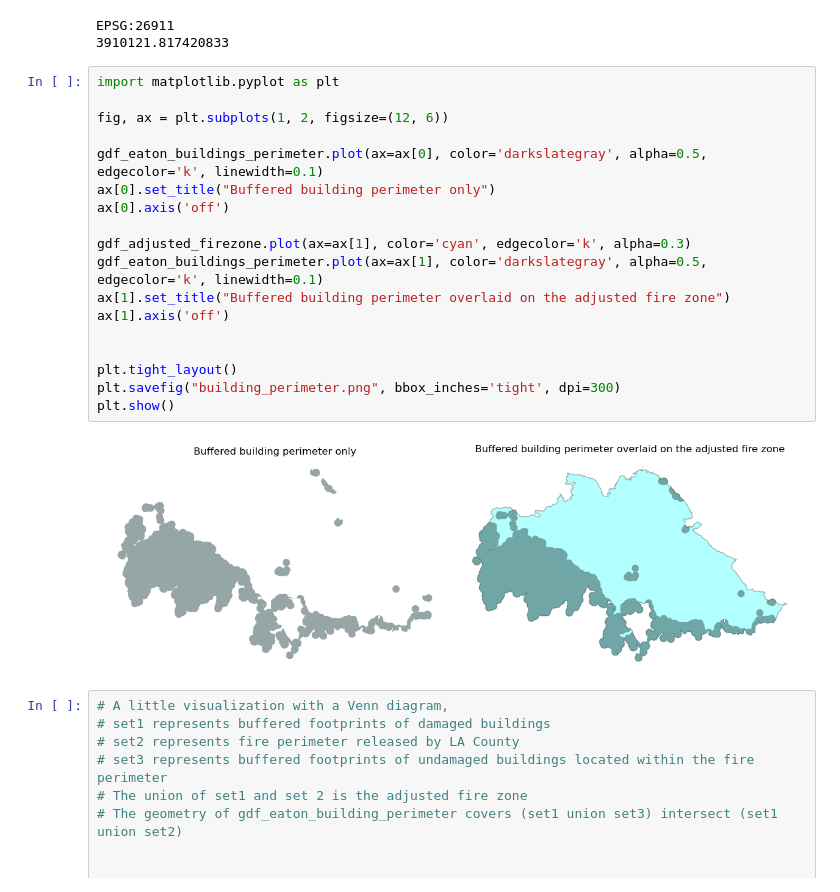
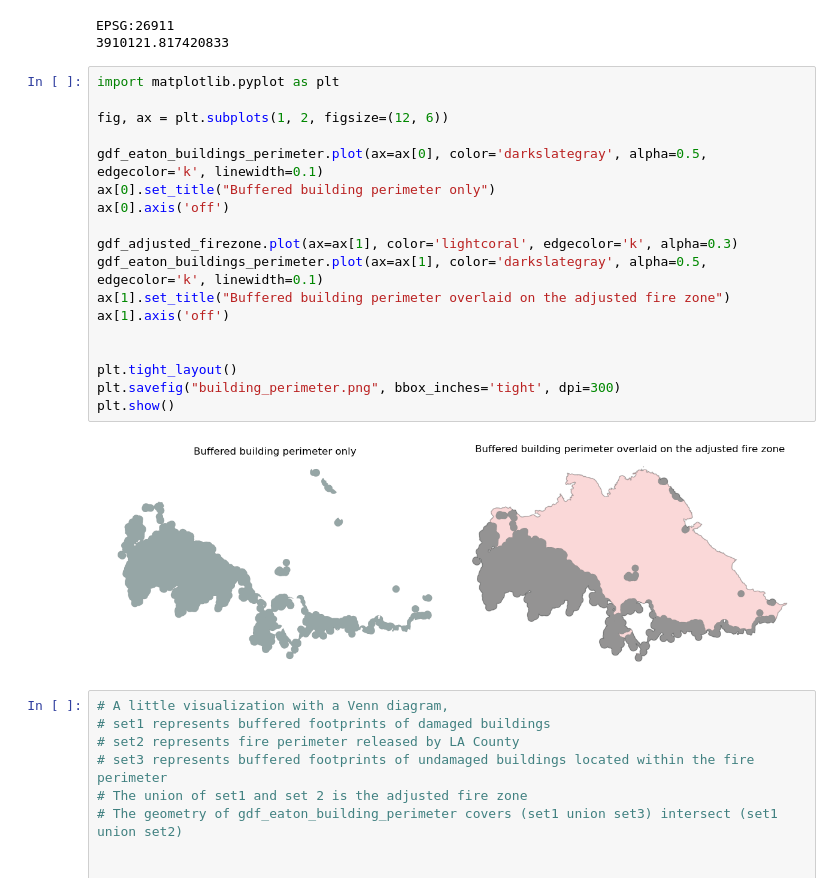
Before and after one commit to heather-math/eaton-fire-buildings-query, a Jupyter notebook: buildings_request_derivation.ipynb, the cells around one changed output. Cells and saved outputs as stored; diff of their text form.

```diff
--- a/buildings_request_derivation.ipynb
+++ b/buildings_request_derivation.ipynb
@@ -322,23 +322,23 @@ EPSG:26911
 # %%
 import matplotlib.pyplot as plt
 
 fig, ax = plt.subplots(1, 2, figsize=(12, 6))
 
 gdf_eaton_buildings_perimeter.plot(ax=ax[0], color='darkslategray', alpha=0.5, edgecolor='k', linewidth=0.1)
 ax[0].set_title("Buffered building perimeter only")
 ax[0].axis('off')
 
-gdf_adjusted_firezone.plot(ax=ax[1], color='cyan', edgecolor='k', alpha=0.3)
+gdf_adjusted_firezone.plot(ax=ax[1], color='lightcoral', edgecolor='k', alpha=0.3)
 gdf_eaton_buildings_perimeter.plot(ax=ax[1], color='darkslategray', alpha=0.5, edgecolor='k', linewidth=0.1)
 ax[1].set_title("Buffered building perimeter overlaid on the adjusted fire zone")
 ax[1].axis('off')
 
 
 plt.tight_layout()
 plt.savefig("building_perimeter.png", bbox_inches='tight', dpi=300)
 plt.show()
 # %% [output]
-[figure, old version]
+[figure, new version]
 # %%
 # A little visualization with a Venn diagram,
 # set1 represents buffered footprints of damaged buildings
```
Also changed, not shown: parts of 1 cell of this notebook, 2 other files.
